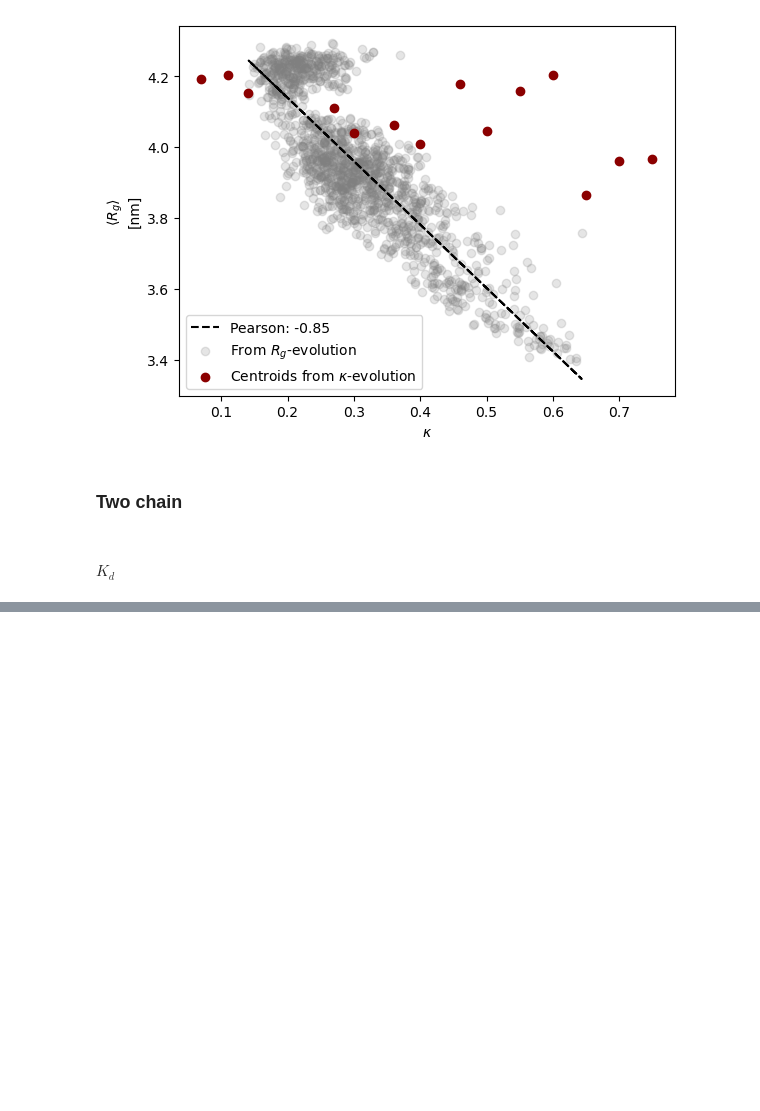
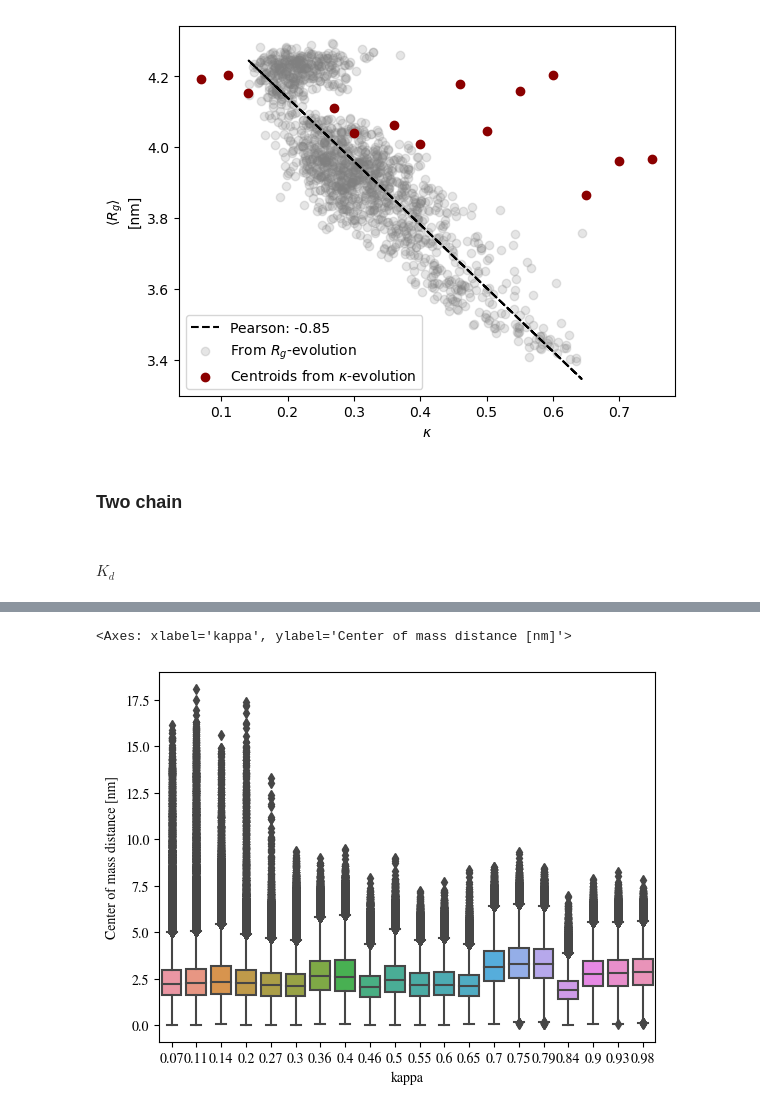
Before and after one commit to frederikespersen/OrthoIDP, a Jupyter notebook: exp/prota_variant_k/prota_variant.ipynb, the cells around one changed output, grey strips where cells are left out. Cells and saved outputs as stored; diff of their text form; code cells hidden in the pictures; blank space fills up the shorter version.

```diff
--- a/exp/prota_variant_k/prota_variant.ipynb
+++ b/exp/prota_variant_k/prota_variant.ipynb
@@ -223,0 +236,7 @@ plt.yscale('log')
+# %%
+# Checking mean distances
+import seaborn as sns
+sns.boxplot(data=data, y='Center of mass distance [nm]', x='kappa')
+# %% [output]
+<Axes: xlabel='kappa', ylabel='Center of mass distance [nm]'>
+[figure, added]
```
Also changed, not shown: parts of 8 cells of this notebook, 7 other files.
